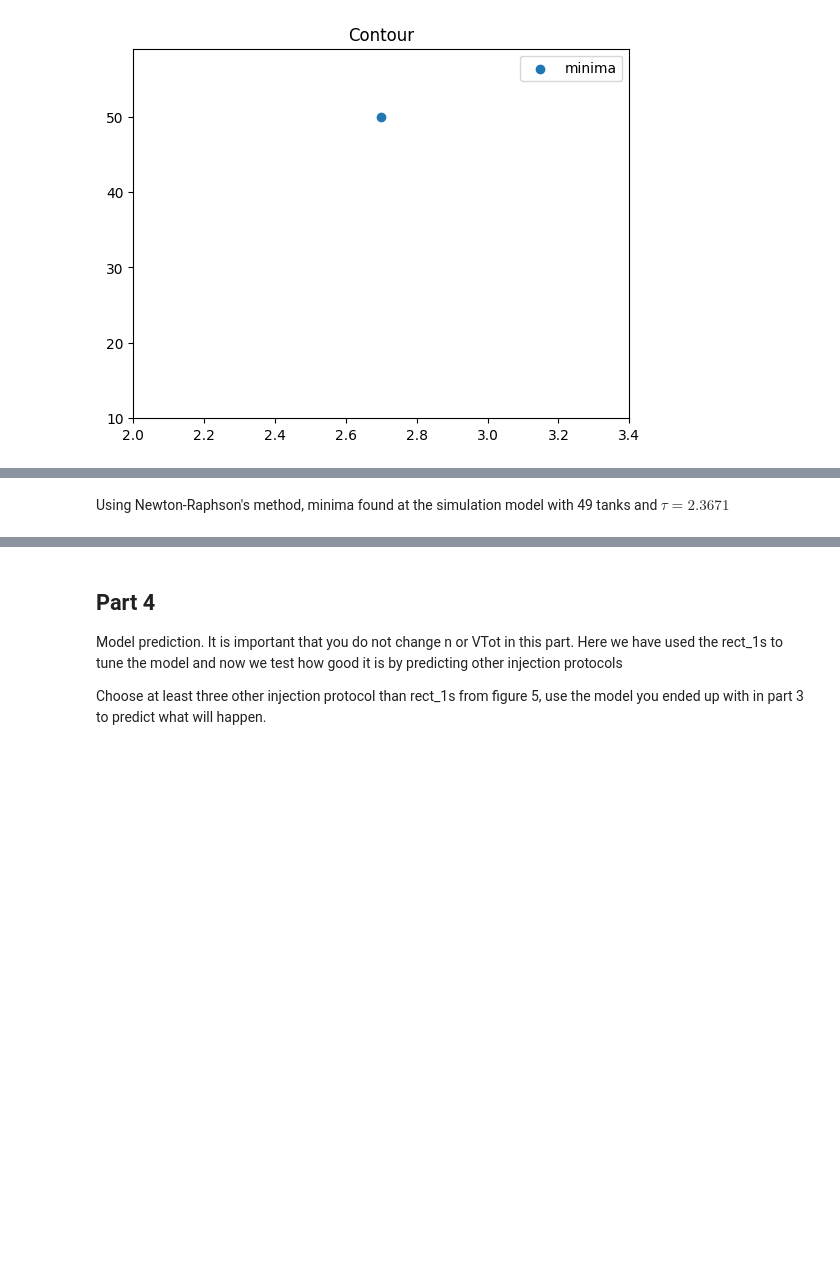
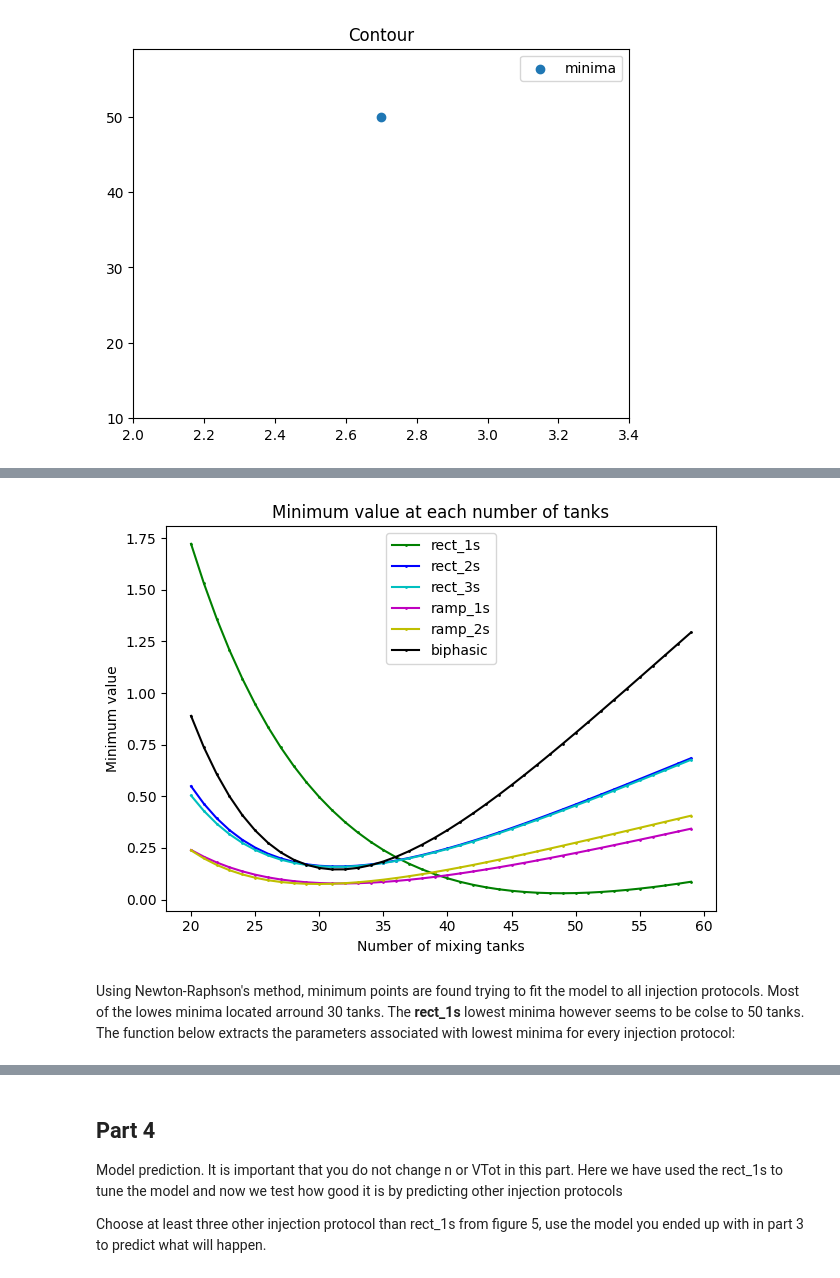
Before and after one commit to waves-stats/MOD_510_2023_autumn, a Jupyter notebook: Partha/project3/mod510_project3_partha_v3_hodjat.ipynb, the cells around one changed output, grey strips where cells are left out. Drawn from its saved outputs; the diff is of its cells as text; code cells hidden in the pictures; blank space fills up the shorter version.

```diff
--- a/Partha/project3/mod510_project3_partha_v3_hodjat.ipynb
+++ b/Partha/project3/mod510_project3_partha_v3_hodjat.ipynb
@@ -824,18 +768,8 @@ protocols
 # %%
-optimal_N_re1s_dict = optimal_tau_re1s_dict = {}
+sim_results ={}
 for protocol in protocols:
-    fig, ax = plt.subplots()
-    optimal_N_re1s, optimal_tau_re1s = fit_CFD_data(
-    healthy=True, protocol=protocol, Ns=range(20, 60), solver='NR', ax=ax)
-    optimal_N_re1s_dict[protocol] = optimal_N_re1s
-    optimal_tau_re1s_dict[protocol] = optimal_tau_re1s
     # fig, ax = plt.subplots()
-    ax.set_title(f'Fitting CSTR model to  healthy heart data')
-    ax.set_xlabel(f'Simulation time(s)')
-    ax.set_ylabel(f'Concentration at exit $Cout$ (s)')
-    #handles = ax.get_legend_handles_labels()
-    ax.legend()  # (*handles,loc='lower right', ncol=5)
-plt.grid()
-plt.tight_layout()
+    sim_results[protocol] = fit_CFD_data(
+            healthy=True, protocol=protocol, Ns=range(20, 60), solver='NR')
 # %% [output]
 data/Healthy_rect_1s.csv
@@ -864,2 +782,21 @@ Minima found at N=31 tanks and τ =2.3534,  using NR in 4 iterations(avg)
+# %%
+fig, ax = plt.subplots()
+colors = ['r', 'g', 'b', 'c', 'm', 'y', 'k']
+col = 0
+for protocol, result in sim_results.items():
+    # print(sim_results[protocol])
+    col += 1
+    ax.plot(result.index, result['SSR'], '-o', color =colors[col],
+            markersize=1, label=protocol,)
+ax.set_title(f'Minimum value at each number of tanks')
+ax.set_xlabel(f'Number of mixing tanks')
+ax.set_ylabel(f'Minimum value')
+#handles = ax.get_legend_handles_labels()
+ax.legend()  # (*handles,loc='lower right', ncol=5)
+# plt.grid()
+plt.tight_layout()
+# %% [output]
+[figure, added]
 # %% [markdown]
-Using Newton-Raphson's method, minima found at the simulation model with 49 tanks and $\tau=2.3671$
+Using Newton-Raphson's method, minimum points are found trying to fit the model to all injection protocols. Most of the lowes minima located arround 30 tanks. The **rect_1s** lowest minima however seems to be colse to 50 tanks.
+The function below extracts the parameters associated with lowest minima for every injection protocol:
```
Also changed, not shown: parts of 27 cells of this notebook.
